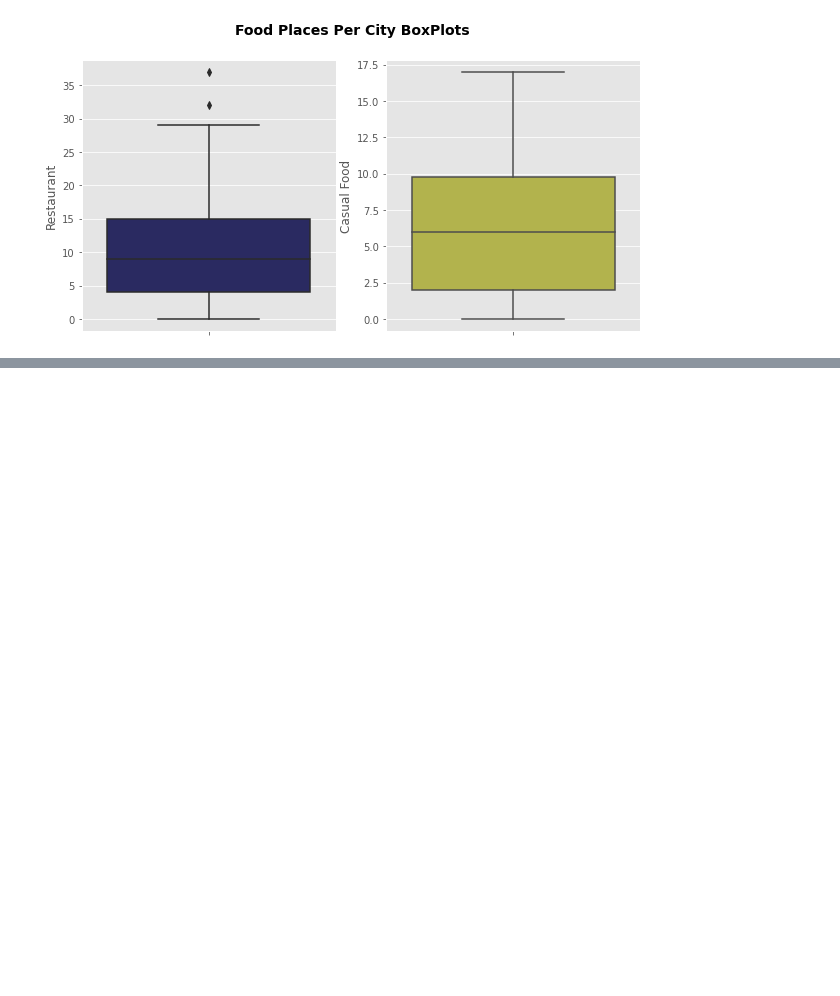
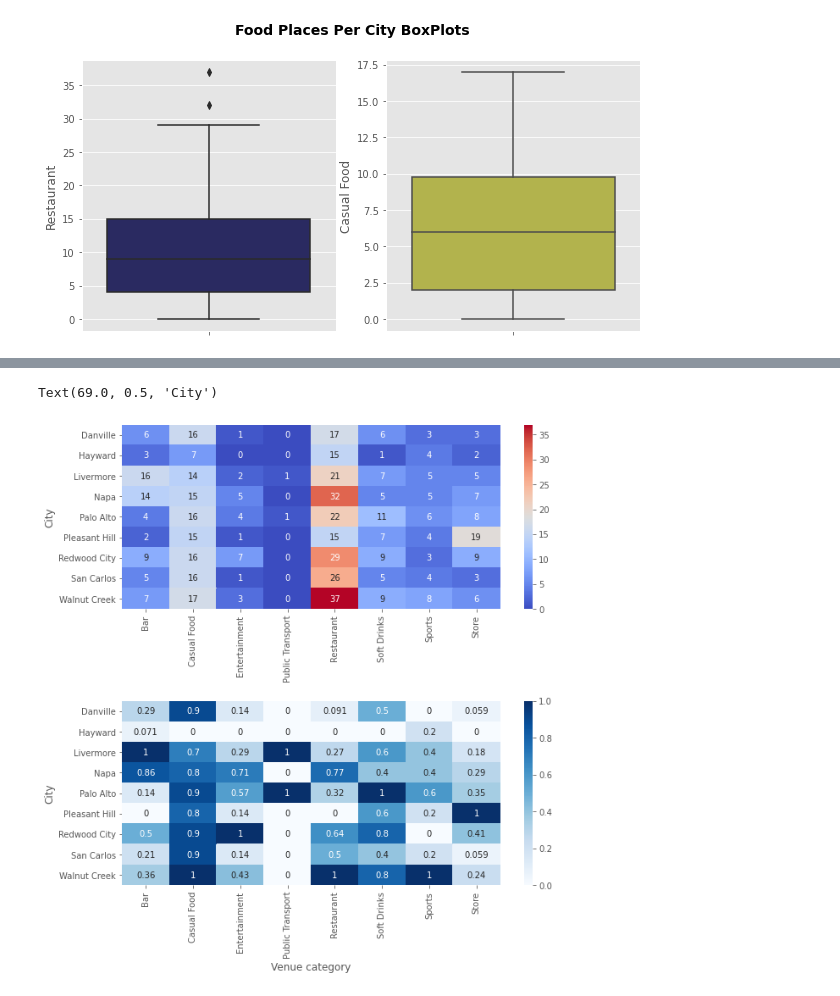
Before and after one commit to jgarcia-garcia/Coursera_Capstone, a Jupyter notebook: Best_Office_Location_SFBayArea.ipynb, the cells around one changed output, grey strips where cells are left out. Saved outputs shown, nothing was run; the diff lists cells and outputs as text; code cells hidden in the pictures; blank space fills up the shorter version.

```diff
--- a/Best_Office_Location_SFBayArea.ipynb
+++ b/Best_Office_Location_SFBayArea.ipynb
@@ -610,0 +628,6 @@ Text(0, 0.5, 'Number of cities')
+# %%
+#Use the requirements to filter the cities and do a first selection
+#Requirements are at least: 9 restaurants, 6 casual food places, 2 sport venues, 1 bar
+bay_filtered = bay_grouped[(bay_grouped['Restaurant']>=10)&(bay_grouped['Casual Food']>=7)&(bay_grouped['Sports']>=3)&(bay_grouped['Bar']>=2)]
+print(bay_filtered.shape)
+bay_filtered
@@ -610,0 +646,16 @@ Text(0, 0.5, 'Number of cities')
+# %%
+#We are going to plot a heat map and decide the finalists between the 9 filtered cities
+#For that, we are going to take into account as well: Entertainment, Soft Drinks places and Stores
+
+#1st - Remove non-interesting categories from our dataframe
+bay_filter_places = bay_filtered[['City','Bar','Casual Food','Entertainment','Public Transport','Restaurant','Soft Drinks','Sports','Store']]
+bay_filter_places
+
+#Use the city as index
+bay_heat = bay_filter_places.set_index('City')
+bay_heat
+
+#Need to normalize the heatmap dataframe for better visualization purposes
+#Will divide each column by max value so we get a value between 0 and 1
+normalized_bay_heat=(bay_heat-bay_heat.min())/(bay_heat.max()-bay_heat.min())
+normalized_bay_heat
@@ -610,0 +674,14 @@ Text(0, 0.5, 'Number of cities')
+# %%
+#Plot the heatmap
+fig, axes = plt.subplots(2, 1, figsize=(10,10))
+plt.subplots_adjust(hspace = 0.5)
+
+sns.heatmap(bay_heat, ax=axes[0],annot = True, fmt="d", linewidths=0, cmap = 'coolwarm', xticklabels = True)
+axes[0].set_ylabel('City')
+
+sns.heatmap(normalized_bay_heat, ax=axes[1],annot = True, linewidths=0, cmap = 'Blues', xticklabels = True)
+axes[1].set_xlabel('Venue category')
+axes[1].set_ylabel('City')
+# %% [output]
+Text(69.0, 0.5, 'City')
+[figure, added]
```
Also changed, not shown: parts of 8 cells of this notebook.
